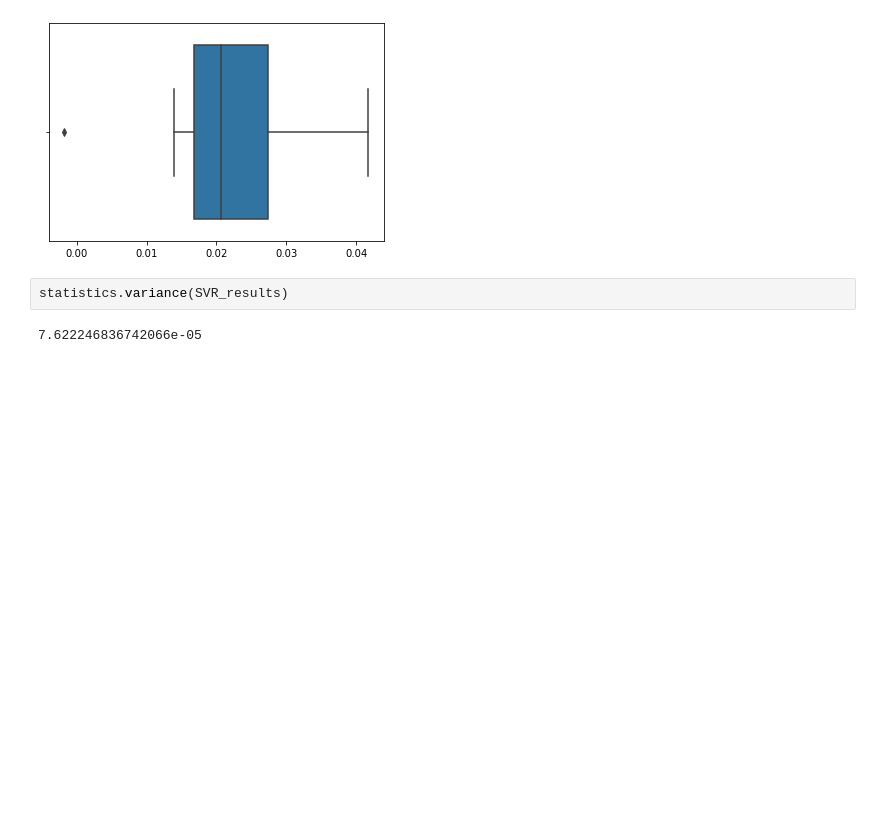
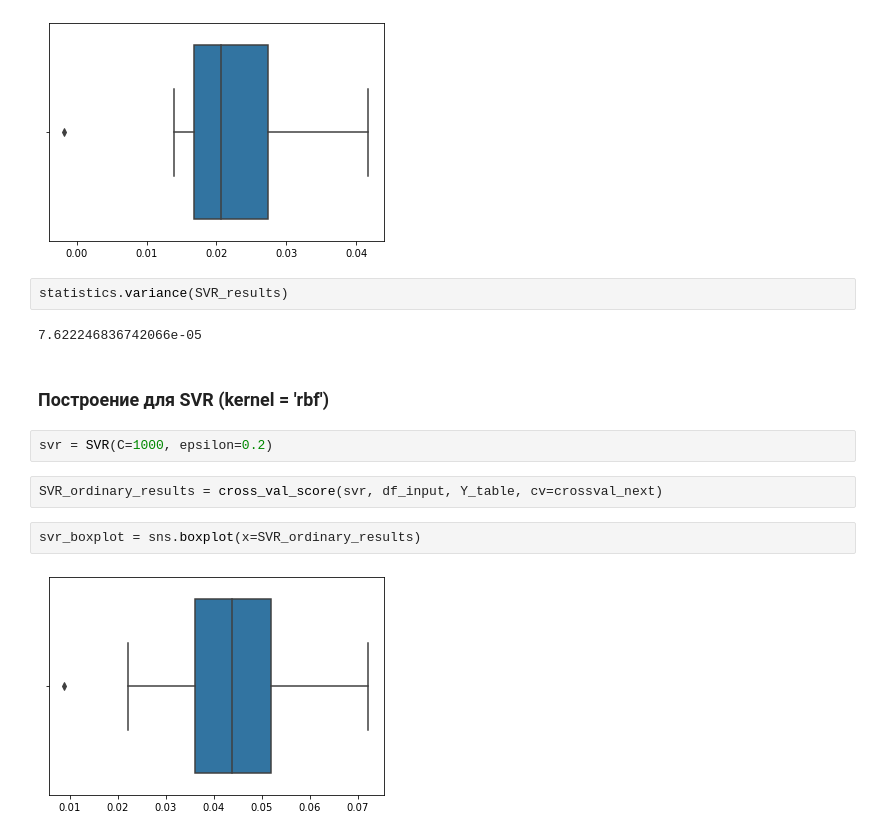
Before and after one commit to SuvorovNM/IntroML_Lab3, a Jupyter notebook: Lab3.ipynb, the cells around one changed output. Drawn from its saved outputs; the diff is of its cells as text; blank space fills up the shorter version.

Commit message:
Added rbf SVR boxplot

```diff
--- a/Lab3.ipynb
+++ b/Lab3.ipynb
@@ -1392,3 +1379,13 @@ svr_boxplot = sns.boxplot(x=SVR_results)
 statistics.variance(SVR_results)
 # %% [output]
 7.622246836742066e-05
+# %% [markdown]
+### Построение для SVR (kernel = 'rbf')
+# %%
+svr = SVR(C=1000, epsilon=0.2)
+# %%
+SVR_ordinary_results = cross_val_score(svr, df_input, Y_table, cv=crossval_next)
+# %%
+svr_boxplot = sns.boxplot(x=SVR_ordinary_results)
+# %% [output]
+[figure, added]
```
Also changed, not shown: parts of 4 cells of this notebook.
